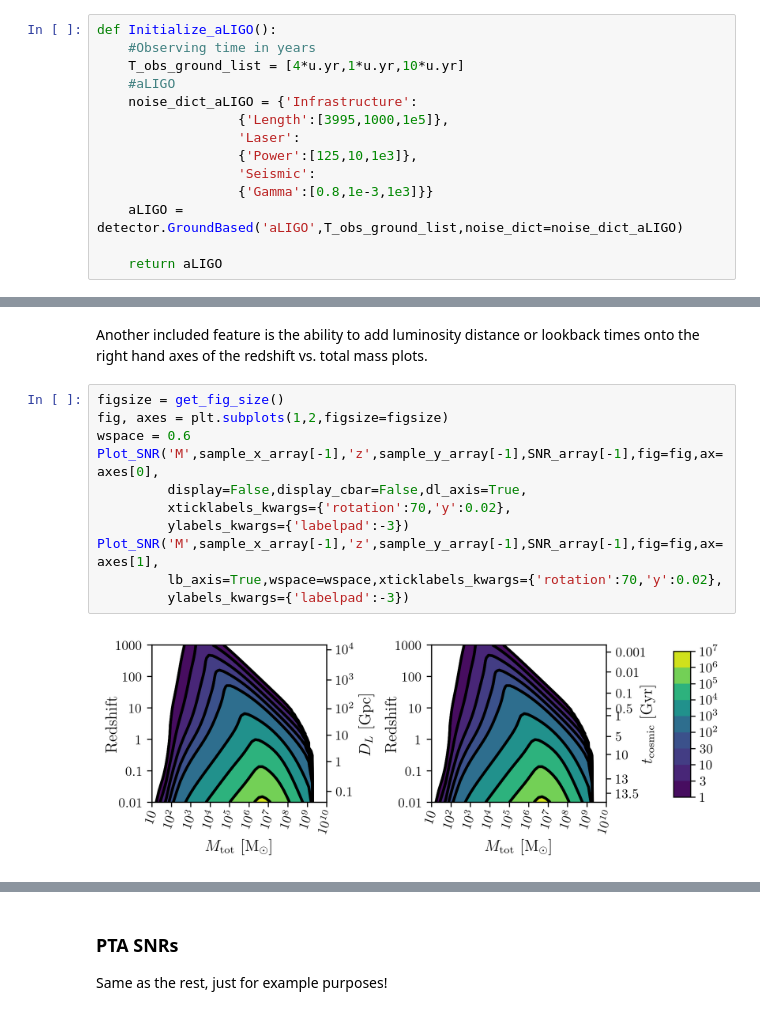
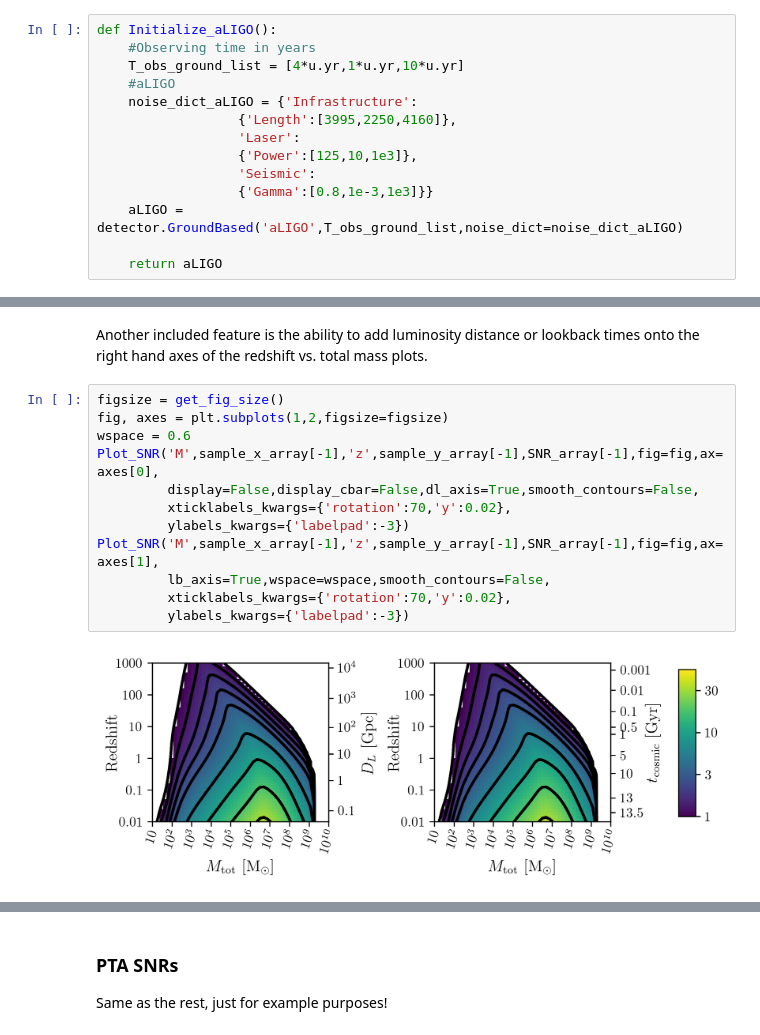
Before and after one commit to ark0015/gwent, a Jupyter notebook: docs/_static/notebooks/calcSNR_tutorial.ipynb, the cells around one changed output, grey strips where cells are left out. Cells and saved outputs as stored; diff of their text form.

```diff
--- a/docs/_static/notebooks/calcSNR_tutorial.ipynb
+++ b/docs/_static/notebooks/calcSNR_tutorial.ipynb
@@ -162,7 +169,7 @@ def Initialize_aLIGO():
     T_obs_ground_list = [4*u.yr,1*u.yr,10*u.yr]
     #aLIGO
     noise_dict_aLIGO = {'Infrastructure':
-                  {'Length':[3995,1000,1e5]},
+                  {'Length':[3995,2250,4160]},
                   'Laser':
                   {'Power':[125,10,1e3]},
                   'Seismic':
@@ -448,16 +452,17 @@ Another included feature is the ability to add luminosity distance or lookback t
 # %%
 figsize = get_fig_size()
 fig, axes = plt.subplots(1,2,figsize=figsize)
 wspace = 0.6
 Plot_SNR('M',sample_x_array[-1],'z',sample_y_array[-1],SNR_array[-1],fig=fig,ax=axes[0],
-         display=False,display_cbar=False,dl_axis=True,
+         display=False,display_cbar=False,dl_axis=True,smooth_contours=False,
          xticklabels_kwargs={'rotation':70,'y':0.02},
          ylabels_kwargs={'labelpad':-3})
 Plot_SNR('M',sample_x_array[-1],'z',sample_y_array[-1],SNR_array[-1],fig=fig,ax=axes[1],
-         lb_axis=True,wspace=wspace,xticklabels_kwargs={'rotation':70,'y':0.02},
+         lb_axis=True,wspace=wspace,smooth_contours=False,
+         xticklabels_kwargs={'rotation':70,'y':0.02},
          ylabels_kwargs={'labelpad':-3})
 # %% [output]
-[figure, old version]
+[figure, new version]
 # %%
 #Variable on y-axis
 var_ys = ['L','A_acc','A_IFO','f_acc_break_low','f_acc_break_high','f_IFO_break']
```
Also changed, not shown: parts of 16 cells of this notebook, 4 other files.
